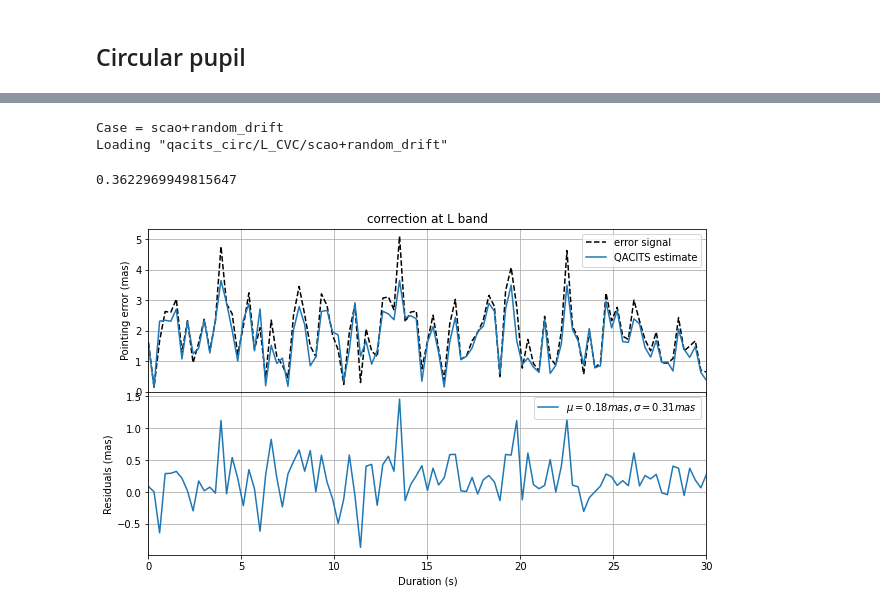
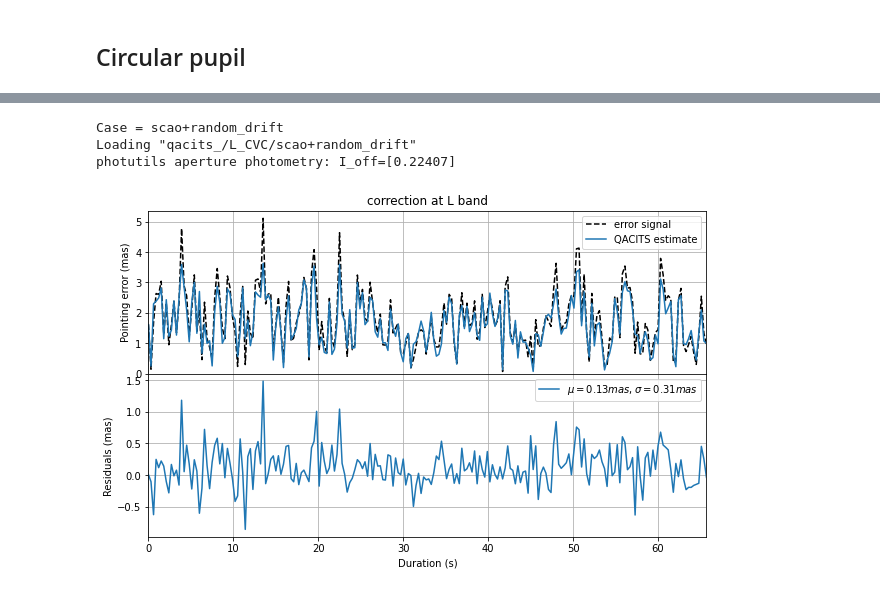
Before and after one commit to vortex-exoplanet/HEEPS, a Jupyter notebook: tools/qacits/qacits_psfs.ipynb, the cells around one changed output, grey strips where cells are left out. Drawn from its saved outputs; the diff is of its cells as text; code cells hidden in the pictures.

Commit message:
qacits update

```diff
--- a/tools/qacits/qacits_psfs.ipynb
+++ b/tools/qacits/qacits_psfs.ipynb
@@ -22,10 +20,9 @@ f_phase = 'wavefront/cfull/cube_Cfull_20211007_3600s_300ms_0piston_meters_scao_o
 f_point_err = 'wavefront/point/point_all_3600s_300ms_%s.fits'
 cases = ['linear_drift_only', 'scao+linear_drift', 'scao+random_drift', 'scao_only']
 targets = ['point', 'alphaCen', 'pi1Gru']
-qacits_model = 'optics/qacits_model_params_noinstr.ini'
 # define range of magnitudes
 mag_min = 6
-mag_max = 11
+mag_max = 12
 mags = np.arange(mag_min, mag_max+1)
 print('mags = %s'%mags)
 # define DITs (detector integration times)
@@ -41,6 +38,18 @@ plt.ylim(0, 1)
 plt.xlabel('points')
 plt.ylabel('offsets [lam/D]')
 plt.grid(True), plt.grid(which='minor', linestyle=':');
+# dictionary with default qacits parameters
+default_params = dict(
+    radii = {'inner': (0, 1.7), 'outer': (1.7, 2.3), 'full': (0, 2.7)},
+    inner_slope = 1,#0.149,
+    outer_slope = 1,#0.063,
+    full_coeff = 1,#2,
+    ratio = 0,
+    phase_tolerance = 60,
+    modul_tolerance = 0.33,
+    small_tt_regime = 0.3,
+    large_tt_regime = 0.2,
+)
 # qacits: number of averaged frames
 n_bin           = 0 # if 0: no averaging, every estimates are returned in a 2D array
                     # if 1: average all frames before computing the estimate
@@ -284,0 +233,3 @@ def plot_rms_mag(conf, psf, psfs, tt_lamD):
+# %%
+conf, psf, psfs, tt_lamD = create_psfs('L', 'CVC', [0.0291, 0.08, 0.0317])
+fullM1_params = calib_qacits_params(default_params, conf, psf, psfs, tt_lamD, model_calibration=True)
@@ -285,8 +247,8 @@ def plot_rms_mag(conf, psf, psfs, tt_lamD):
 # %%
-conf, psf, psfs, tt_lamD = create_psfs('L', 'CVC', [0.0291, 0.08, 0.0317], 'scao+random_drift', pupil_shape='circ')
-plot_tt_nobkg(conf, psf, psfs, tt_lamD)
+conf, psf, psfs, tt_lamD = create_psfs('L', 'CVC', [0.0291, 0.08, 0.0317], 'scao+random_drift')
+calib_qacits_params(fullM1_params, conf, psf, psfs, tt_lamD);
 # %% [output]
 Case = scao+random_drift
-Loading "qacits_circ/L_CVC/scao+random_drift"
+Loading "qacits_/L_CVC/scao+random_drift"
+photutils aperture photometry: I_off=[0.22407]
-0.3622969949815647
-[figure, old version]
+[figure, new version]
```
Also changed, not shown: parts of 16 cells of this notebook, 3 other files.
